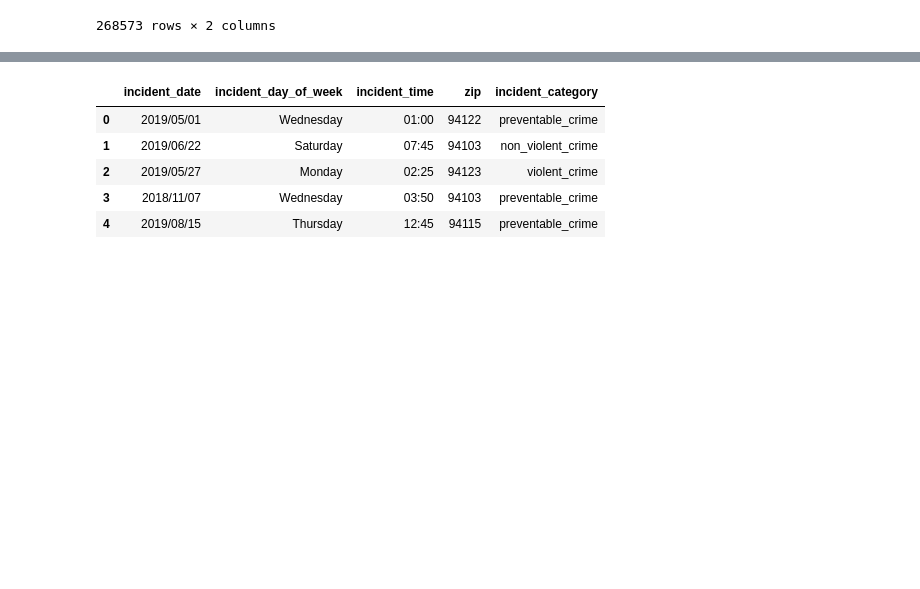
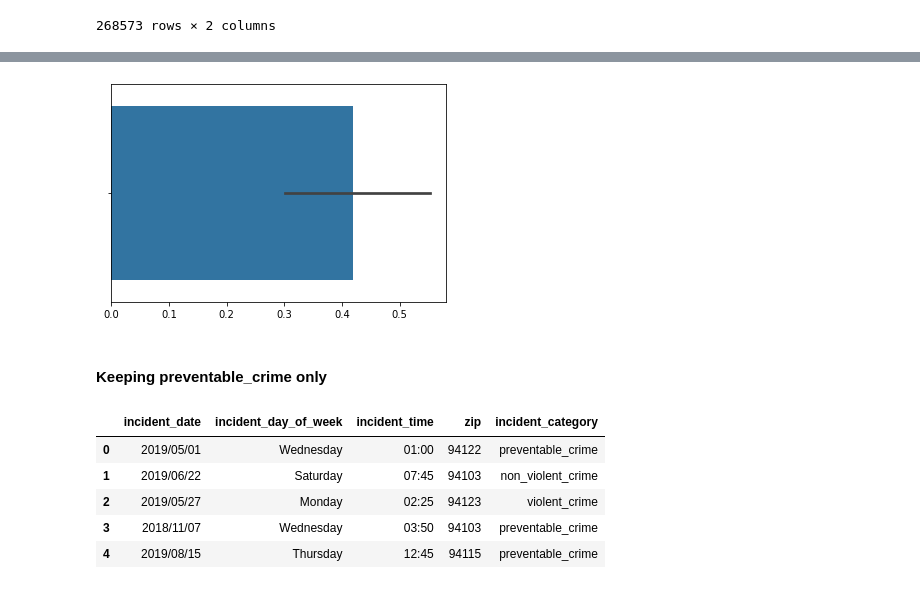
Before and after one commit to yeoelton/Predicting-Crime-San-Francisco, a Jupyter notebook: code/Capstone Project_Part 1.ipynb, the cells around one changed output, grey strips where cells are left out. Drawn from its saved outputs; the diff is of its cells as text; code cells hidden in the pictures; blank space fills up the shorter version.

```diff
--- a/code/Capstone Project_Part 1.ipynb
+++ b/code/Capstone Project_Part 1.ipynb
@@ -948,0 +1086,6 @@ Name: zip, dtype: object
+# %%
+ax = sns.barplot(reports_pc)
+# %% [output]
+[figure, added]
+# %% [markdown]
+#### Keeping preventable_crime only
```
Also changed, not shown: parts of 29 cells of this notebook, 1 other file.
